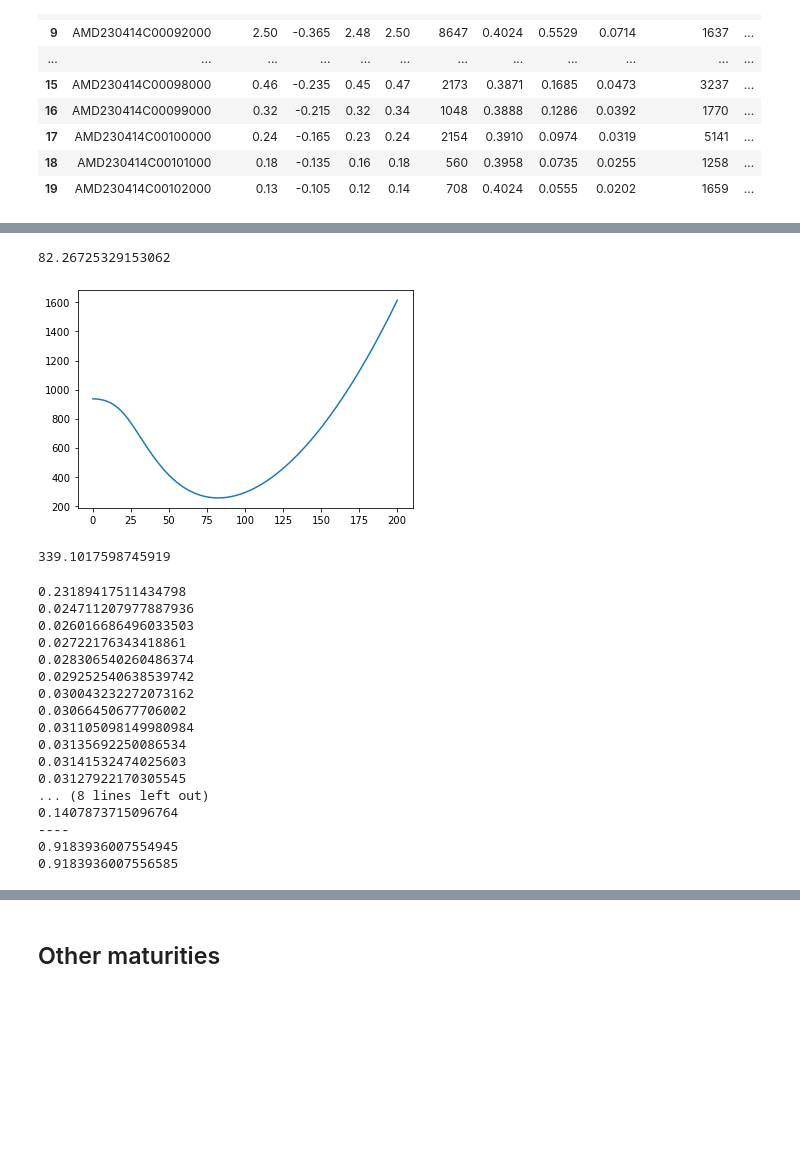
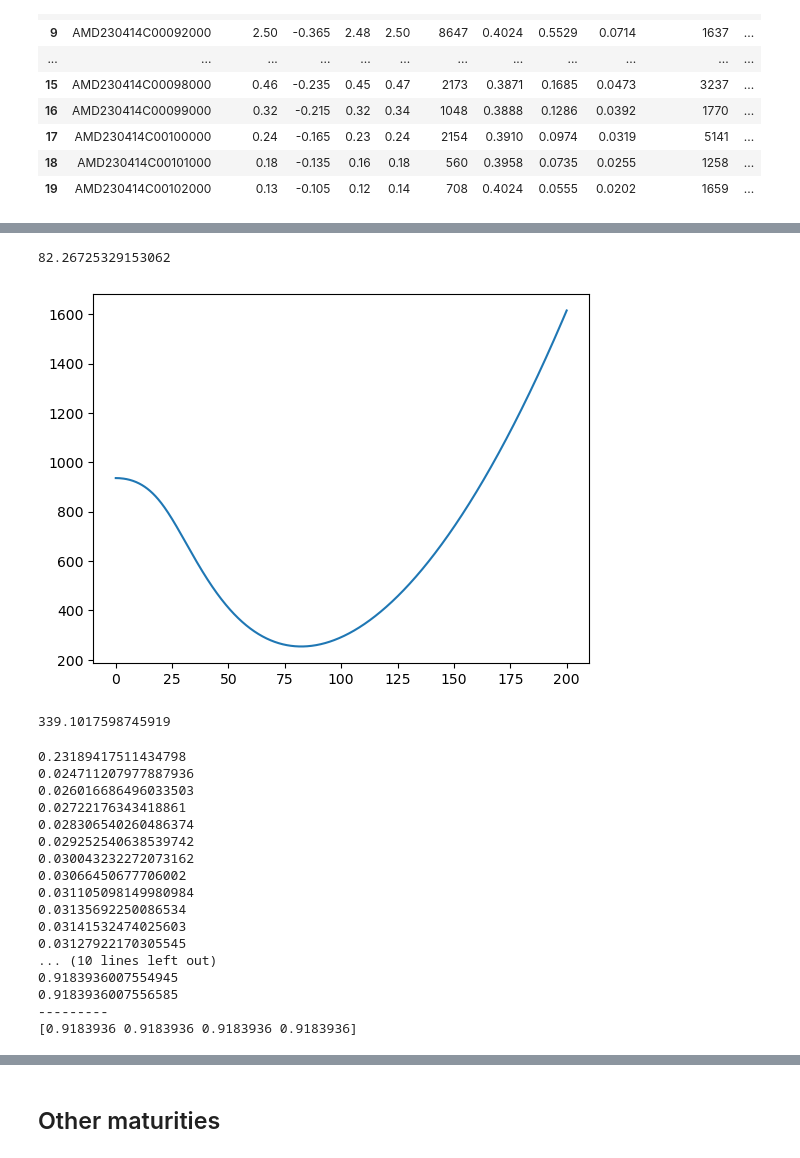
Before and after one commit to coolejungenhihi/volsurface_Sinkhorn, a Jupyter notebook: VolSurface_Sinkhorn.ipynb, the cells around one changed output, grey strips where cells are left out. Saved outputs shown, nothing was run; the diff lists cells and outputs as text; code cells hidden in the pictures; blank space fills up the shorter version.

```diff
--- a/VolSurface_Sinkhorn.ipynb
+++ b/VolSurface_Sinkhorn.ipynb
@@ -21,7 +21,7 @@ ams_calls = amd_calls.drop('2023-04-06', inplace=True) # Remove date before star
 
 S0 = 92.3
 t0 = date(2023, 4, 8)
-amd_calls['Strike/Spot'] = amd_calls['Strike']/S0_amd
+amd_calls['Strike/Spot'] = amd_calls['Strike']/S0
 amd_calls['Mid'] = (amd_calls['Bid']+amd_calls['Ask'])/2
 amd_calls
 # %% [output]
@@ -135,7 +135,7 @@ def m0(s2,s1,delta_t,P1):
     '''
     #renormalise m_0 on R^+
     sigma0 = calculate_sigma0(s1,delta_t)
-    return norm.pdf(s2,s1,sigma_0*np.sqrt(delta_t))/norm.cdf(s1/(sigma_0*np.sqrt(delta_t))) * (s1 >= 0) * P1(s1)
+    return norm.pdf(s2,s1,sigma0*np.sqrt(delta_t))/norm.cdf(s1/(sigma0*np.sqrt(delta_t))) * (s1 >= 0) * P1(s1)
 
 
 def f1(V,omega):
@@ -146,34 +146,34 @@ def f1(V,omega):
     for i in range(numK):
         if (V[i]*omega[i] <= delta_C_ask[i]) and (V[i]*omega[i] >= delta_C_bid[i]):
             l[i] = V[i]*V[i]*omega[i]/2
         elif V[i]*omega[i] > delta_C_ask[i]:
             l[i] = delta_C_ask[i]*V[i] - delta_C_ask[i]**2/(2*omega[i])
         elif V[i]*omega[i] < delta_C_bid[i]:
             l[i] = delta_C_bid[i]*V[i] - delta_C_bid[i]**2/(2*omega[i])
 
     return l
 
 
 def grad_f1(V,omega):
     """
     Gradient of g1 with respect to V_K
     """
     delta_C_bid = bid - mid
     delta_C_ask = ask - mid
     g = np.zeros(numK)
 
     for j in range(numK):
         if (V[j]*omega[j] <= delta_C_ask[j]) and (V[j]*omega[j] >= delta_C_bid[j]):
             g[j] = V[j]*omega[j]
         elif V[j]*omega[j] > delta_C_ask[j]:
             g[j] = delta_C_ask[j]
         elif V[j]*omega[j] < delta_C_bid[j]:
             g[j] = delta_C_bid[j]
 
     return g
 # %% [output]
 82.26725329153062
-[figure, old version]
+[figure, new version]
 # %%
 S0+3*sigma0
 # %% [output]
@@ -244,6 +236,9 @@ print("----")
 
 print(I_u_(0,np.zeros(numK),K,S0,0,110,6/252,P1))
 print(I_u(0,np.zeros(numK),K,S0,0,110,6/252,P1))
+
+print("---------")
+print(I_u_(np.zeros(4),np.zeros(numK),K,S0,0,110,6/252,P1)) # theta can also be a list
 # %% [output]
 0.23189417511434798
 0.024711207977887936
@@ -257,11 +252,11 @@ print(I_u(0,np.zeros(numK),K,S0,0,110,6/252,P1))
 0.03135692250086534
 0.03141532474025603
 0.03127922170305545
-... (8 lines left out)
-0.1407873715096764
-----
+... (10 lines left out)
 0.9183936007554945
 0.9183936007556585
+---------
+[0.9183936 0.9183936 0.9183936 0.9183936]
 # %%
 def I_h_0_integrand(s,theta,V,K,s1,delta_t,P1):
     return np.exp(-np.sum(V*np.maximum(s-K,0))+K.size*theta*(s-s1))*m0(s,s1,delta_t,P1)*(s-s1)
```
Also changed, not shown: parts of 13 cells of this notebook.
